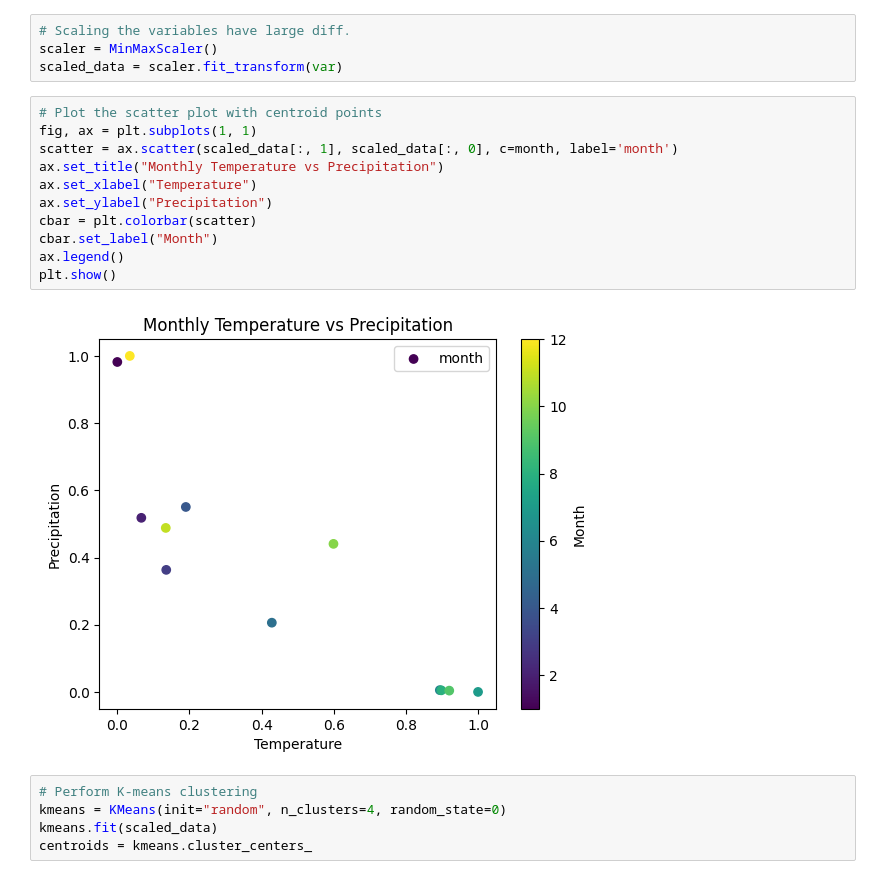
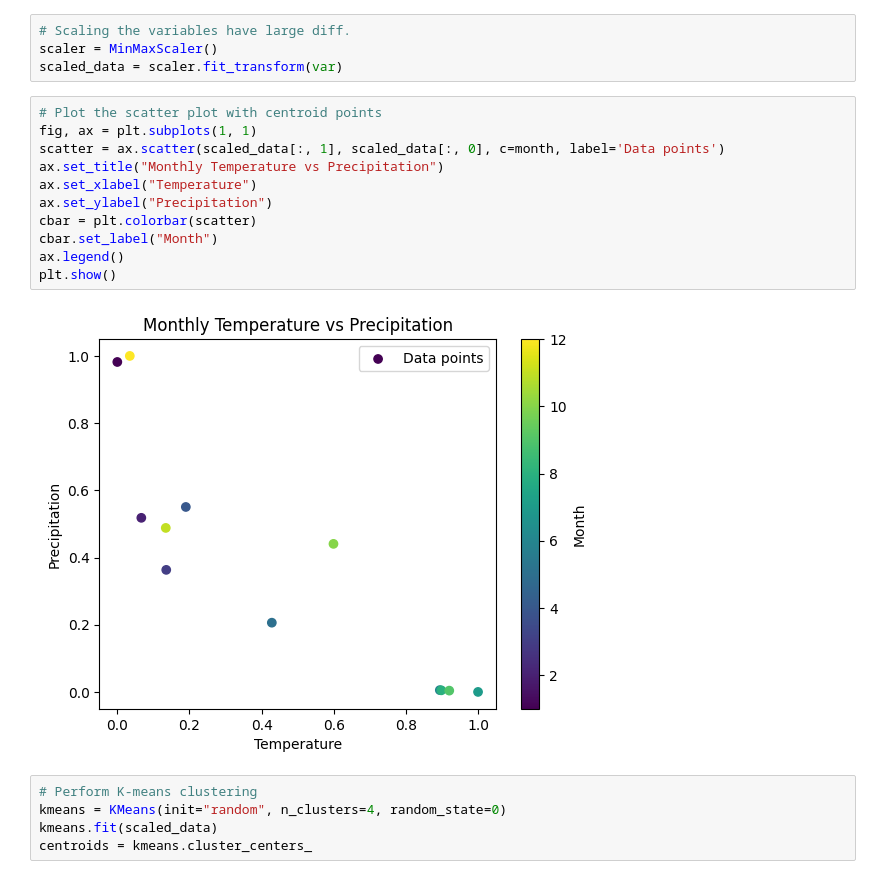
Before and after one commit to ge43jef/GEEHYDRO, a Jupyter notebook: task1_better.ipynb, the cells around one changed output. Saved outputs shown, nothing was run; the diff lists cells and outputs as text.

```diff
--- a/task1_better.ipynb
+++ b/task1_better.ipynb
@@ -32,16 +32,16 @@ scaled_data = scaler.fit_transform(var)
 # %%
 # Plot the scatter plot with centroid points
 fig, ax = plt.subplots(1, 1)
-scatter = ax.scatter(scaled_data[:, 1], scaled_data[:, 0], c=month, label='month')
+scatter = ax.scatter(scaled_data[:, 1], scaled_data[:, 0], c=month, label='Data points')
 ax.set_title("Monthly Temperature vs Precipitation")
 ax.set_xlabel("Temperature")
 ax.set_ylabel("Precipitation")
 cbar = plt.colorbar(scatter)
 cbar.set_label("Month")
 ax.legend()
 plt.show()
 # %% [output]
-[figure, old version]
+[figure, new version]
 # %%
 # Perform K-means clustering
 kmeans = KMeans(init="random", n_clusters=4, random_state=0)
```
